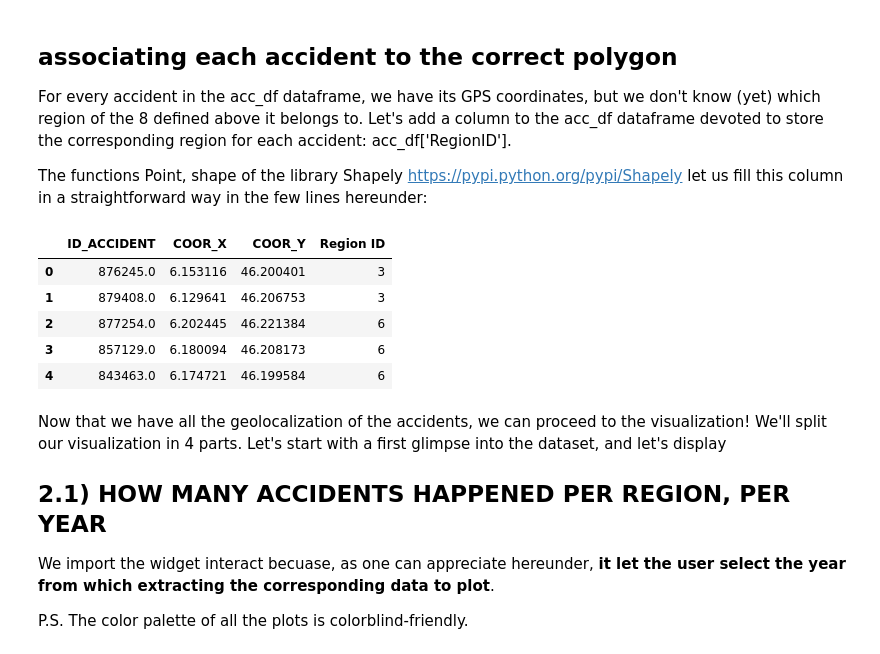
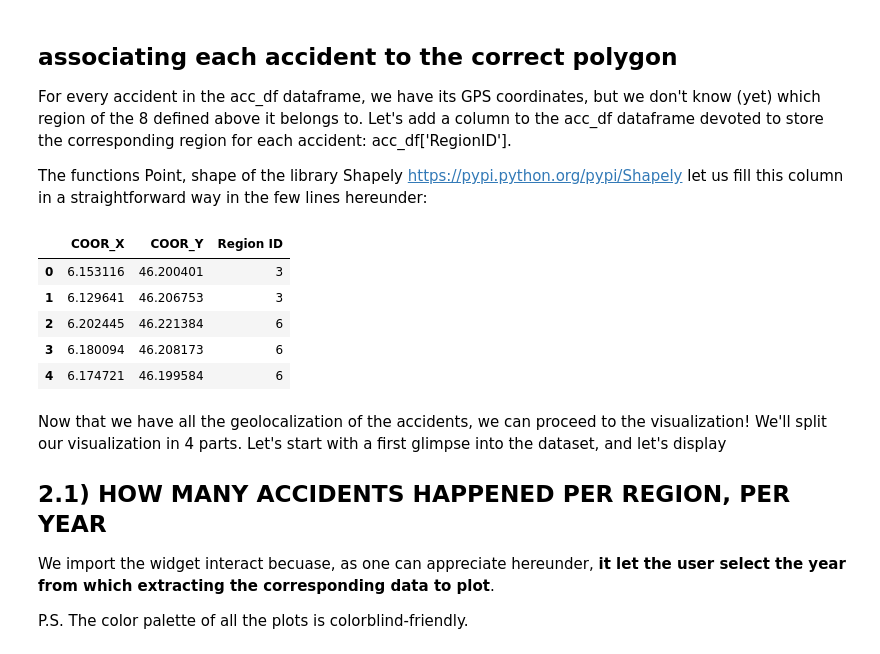
Before and after one commit to LucaZampieri/ADA_homework_LMX, a Jupyter notebook: LMX_Project/05_Viz_of_accidents_distribution_on_the_territory.ipynb, the cells around one changed output. Drawn from its saved outputs; the diff is of its cells as text; code cells hidden in the pictures.

```diff
--- a/LMX_Project/05_Viz_of_accidents_distribution_on_the_territory.ipynb
+++ b/LMX_Project/05_Viz_of_accidents_distribution_on_the_territory.ipynb
@@ -30,10 +30,10 @@ from datetime import date, time
 from dateutil.parser import parse
 
 # Read the dataset
-acc_data = '../_data/OTC_ACCIDENTS.csv'
-compt_trafic_data = '../_data/OTC_COMPTAGE_TRAFIC.csv'
-acc_df = pd.read_csv(acc_data, sep=';', encoding='latin-1')
-compt_trafic_df = pd.read_csv(compt_trafic_data, sep=';', encoding='latin-1')
+#acc_data = '../_data/OTC_ACCIDENTS.csv'
+#compt_trafic_data = '../_data/OTC_COMPTAGE_TRAFIC.csv'
+acc_df = pd.read_pickle('./acc_df.pkl', compression='infer')
+acc_df.drop(19230,inplace=True)
 
 # Show the df to have a better idea
 acc_df.head(3)
@@ -191,26 +175,26 @@ The functions Point, shape of the library Shapely https://pypi.python.org/pypi/S
 # %%
 ### ASSIGNING EACH ACCIDENT ITS CORRECT REGION
 
 # adding a column in the dataframe devoted to store the corresponding region for each accident
 acc_df['Region ID'] = 0
 
 
 polygons = js['features']
 for i in acc_df.index:
     point = Point(acc_df.loc[i][['COOR_X','COOR_Y']])
     for feature in polygons:
         polygon = shape(feature['geometry'])
         if polygon.contains(point):
             acc_df.set_value(i,'Region ID',feature['id'])
 
-acc_df[['ID_ACCIDENT','COOR_X','COOR_Y','Region ID']].head()
+acc_df[['COOR_X','COOR_Y','Region ID']].head()
 # %% [output]
-|  | ID_ACCIDENT | COOR_X | COOR_Y | Region ID |
-| 0 | 876245.0 | 6.153116 | 46.200401 | 3 |
-| 1 | 879408.0 | 6.129641 | 46.206753 | 3 |
-| 2 | 877254.0 | 6.202445 | 46.221384 | 6 |
-| 3 | 857129.0 | 6.180094 | 46.208173 | 6 |
-| 4 | 843463.0 | 6.174721 | 46.199584 | 6 |
+|  | COOR_X | COOR_Y | Region ID |
+| 0 | 6.153116 | 46.200401 | 3 |
+| 1 | 6.129641 | 46.206753 | 3 |
+| 2 | 6.202445 | 46.221384 | 6 |
+| 3 | 6.180094 | 46.208173 | 6 |
+| 4 | 6.174721 | 46.199584 | 6 |
 # %% [markdown]
 Now that we have all the geolocalization of the accidents, we can proceed to the visualization!
 We'll split our visualization in 4 parts. Let's start with a first glimpse into the dataset, and let's display
```
Also changed, not shown: parts of 11 cells of this notebook, 11 other files.
